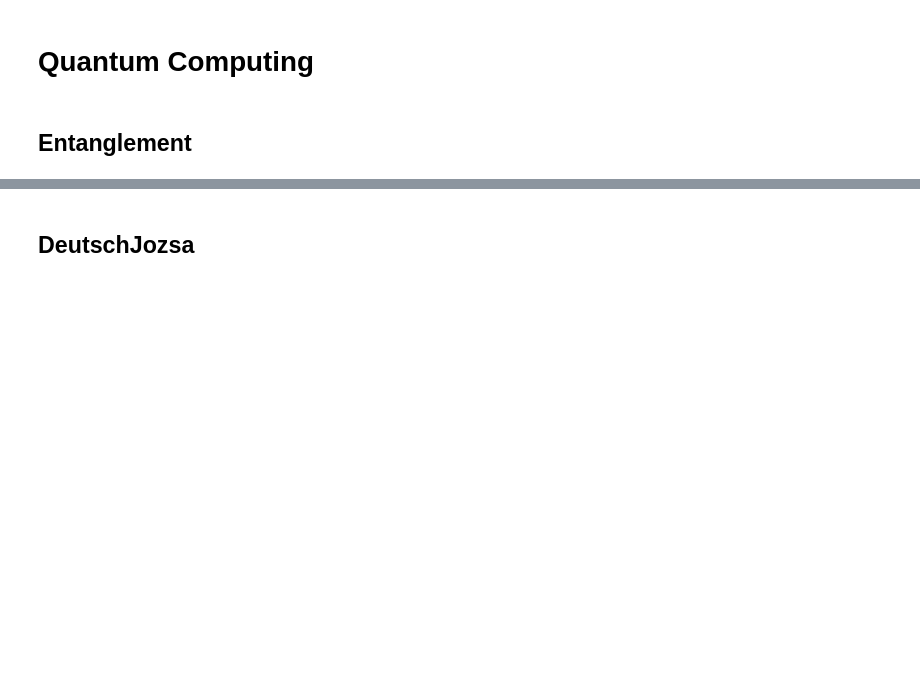
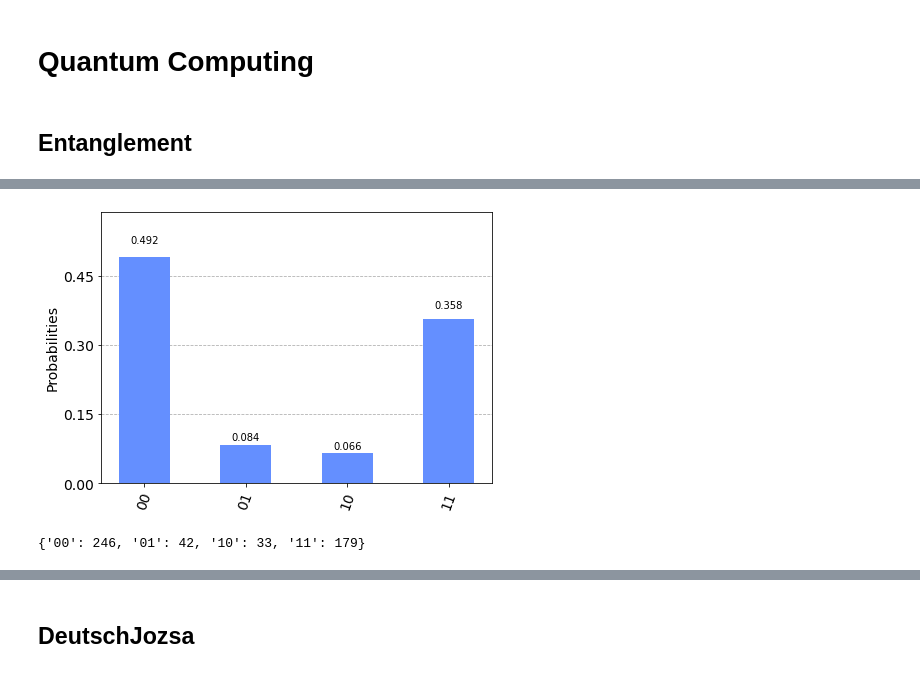
Before and after one commit to HenningBuhl/QuantumComputing, a Jupyter notebook: main.ipynb, the cells around one changed output, grey strips where cells are left out. Cells and saved outputs as stored; diff of their text form; code cells hidden in the pictures; blank space fills up the shorter version.

```diff
--- a/main.ipynb
+++ b/main.ipynb
@@ -57,11 +68,16 @@ plot_histogram(result.get_counts())
 # %%
 # Run on remote QC
+qc.measure_all()
+
 IBMQ.save_account(open("token.txt", "r").read())
 factory = IBMQ.load_account()
 devices = factory.backends(filters=lambda x: x.configuration().n_qubits > 1 and
                                                    not x.configuration().simulator)
 backend = least_busy(devices)
-job = q.execute(qc, backend, shots=50)
+
+#IBMQ.enable_account(open("token.txt", "r").read())
+
+
+job = q.execute(qc, backend, shots=500)
 job_monitor(job)
 result = job.result()
-plot_histogram(result.get_counts())
@@ -67,0 +87,8 @@ plot_histogram(result.get_counts())
+# %%
+plot_histogram(result.get_counts()).savefig('test')
+# %% [output]
+[figure, added]
+# %%
+print(job.result().get_counts(qc))
+# %% [output]
+{'00': 246, '01': 42, '10': 33, '11': 179}
```
Also changed, not shown: parts of 27 cells of this notebook, 2 other files.
